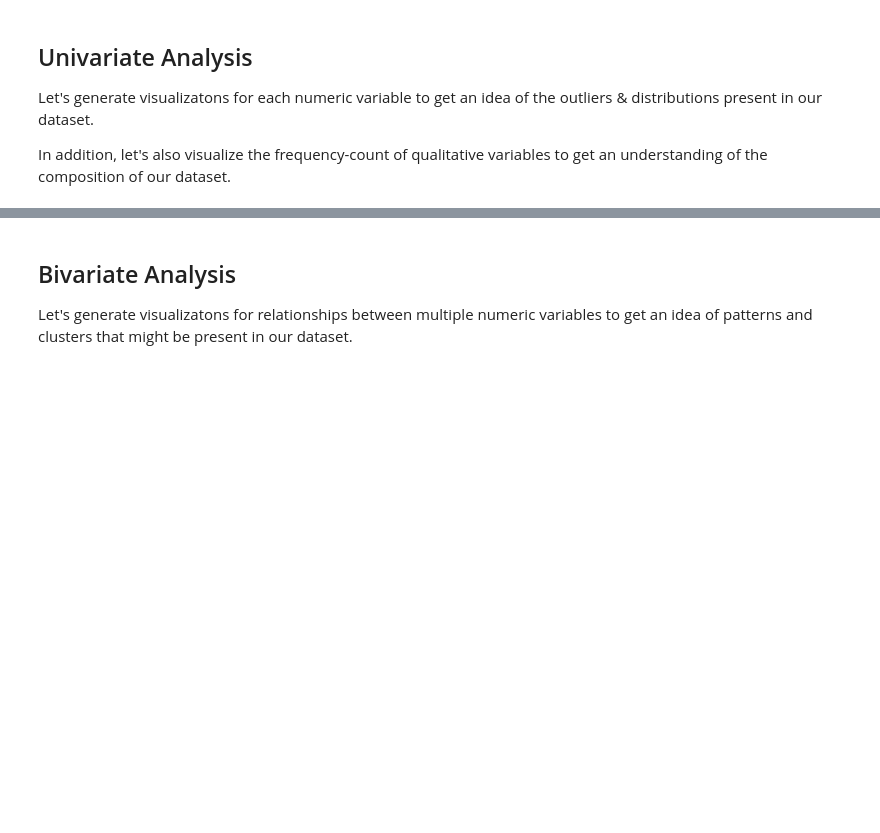
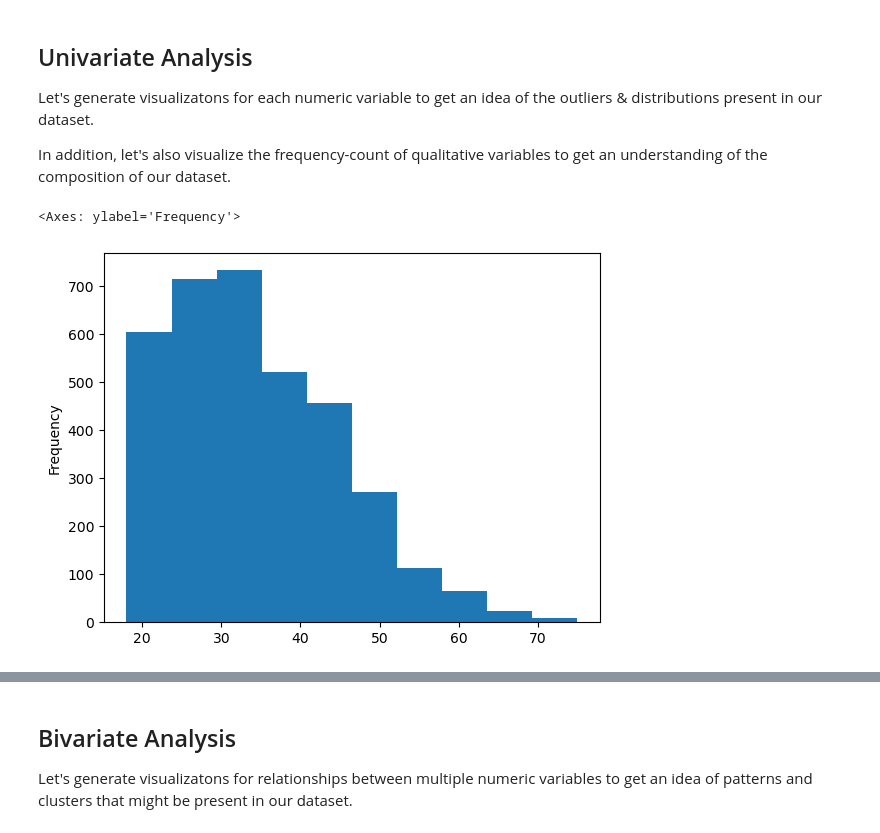
Before and after one commit to deebaby001/Shopping-Behavior, a Jupyter notebook: code/01explore.ipynb, the cells around one changed output, grey strips where cells are left out. Cells and saved outputs as stored; diff of their text form; code cells hidden in the pictures; blank space fills up the shorter version.

Commit message:
Added code for Exploratory section with graph info

```diff
--- a/code/01explore.ipynb
+++ b/code/01explore.ipynb
@@ -128,0 +51,8 @@ plt.show()
+# %%
+# TODO: plot a seaborn histogram for the "Age" column
+# Documentation: https://seaborn.pydata.org/generated/seaborn.histplot.html
+
+(df["Age"]).plot.hist()
+# %% [output]
+<Axes: ylabel='Frequency'>
+[figure, added]
```
Also changed, not shown: parts of 45 cells of this notebook.
